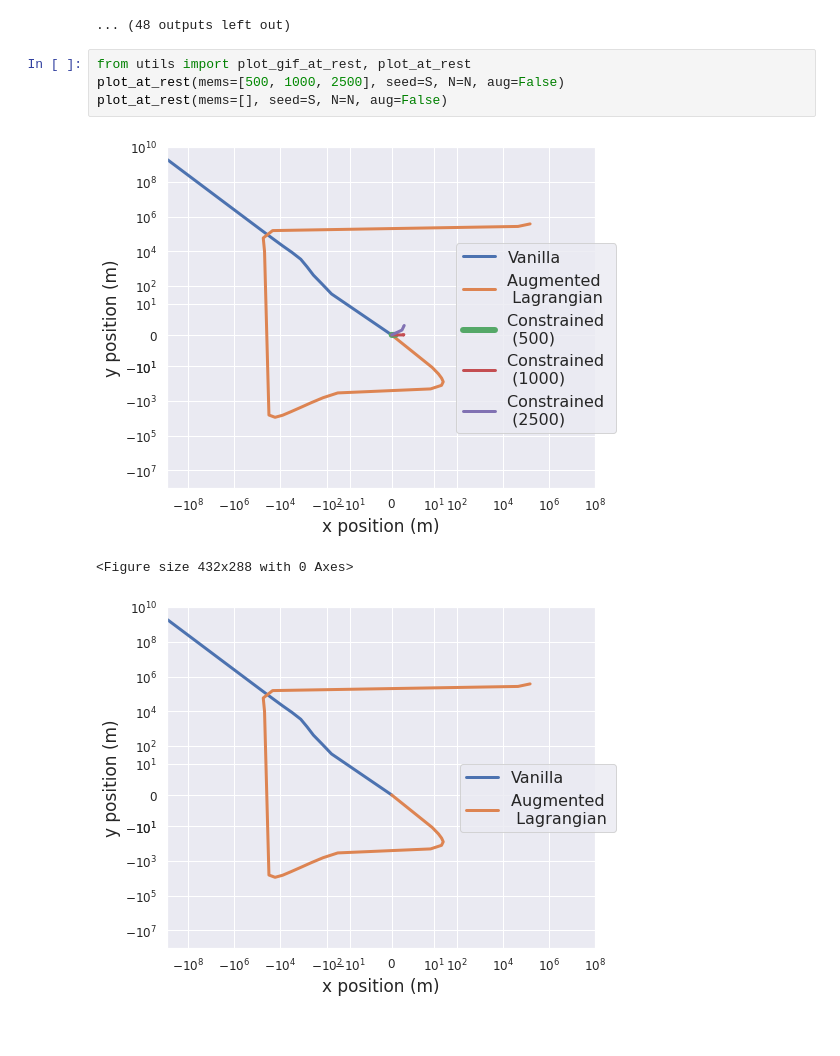
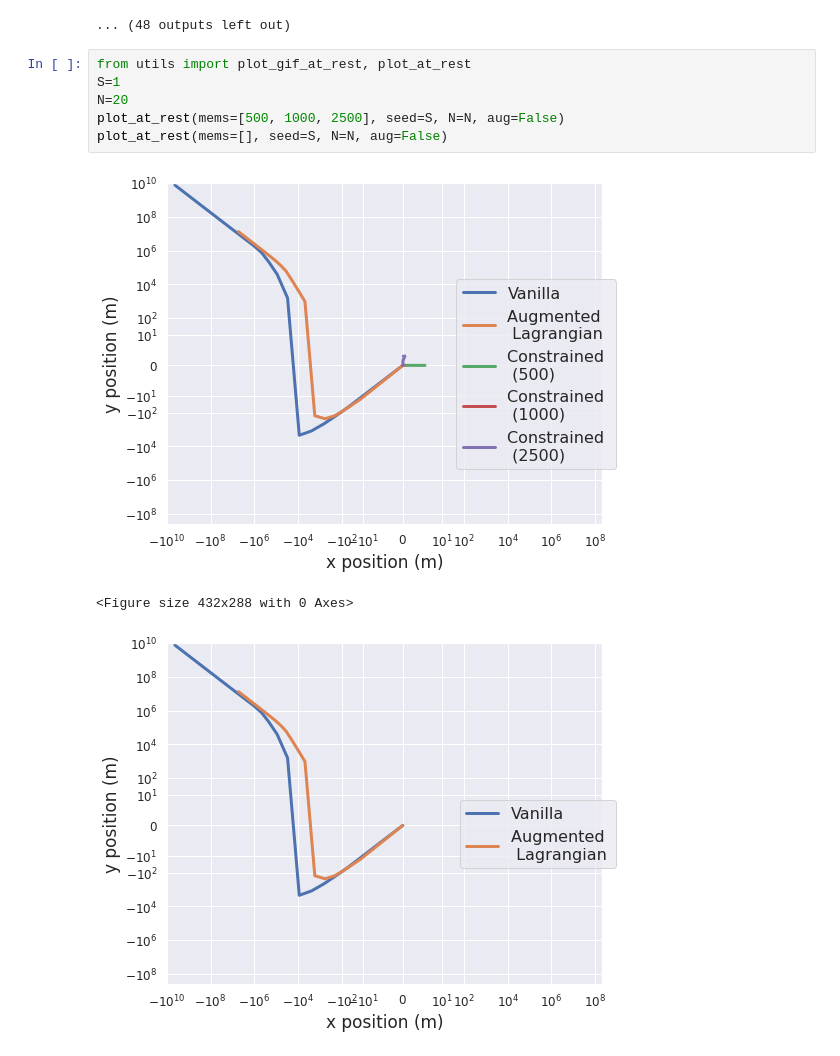
Before and after one commit to kaustubhsridhar/Constrained_Models, a Jupyter notebook: scripts/plotter_Carla_stationarity.ipynb, the cells around one changed output. Drawn from its saved outputs; the diff is of its cells as text.

```diff
--- a/scripts/plotter_Carla_stationarity.ipynb
+++ b/scripts/plotter_Carla_stationarity.ipynb
@@ -20,9 +20,11 @@ plot_gif_at_rest(mems=[], seed=S, N=N, aug=False)
 ... (48 outputs left out)
 # %%
 from utils import plot_gif_at_rest, plot_at_rest
+S=1
+N=20
 plot_at_rest(mems=[500, 1000, 2500], seed=S, N=N, aug=False)
 plot_at_rest(mems=[], seed=S, N=N, aug=False)
 # %% [output]
-[figure, old version]
+[figure, new version]
 <Figure size 432x288 with 0 Axes>
-[figure, old version]
+[figure, new version]
```
Also changed, not shown: 5 other files.
